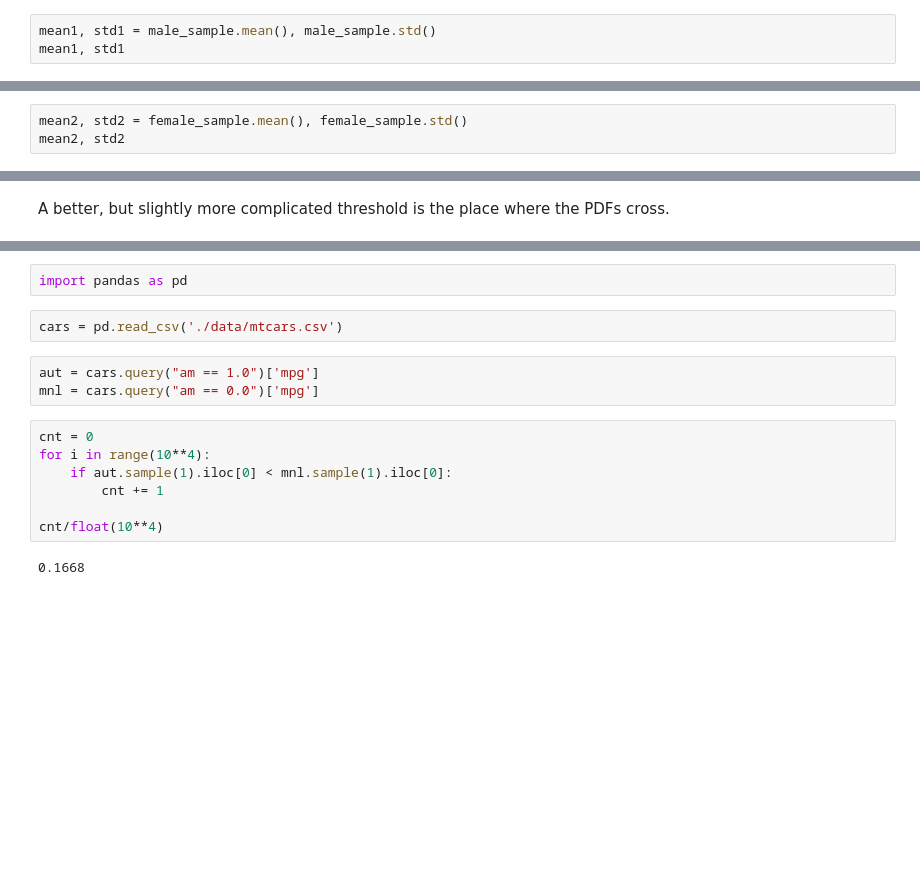
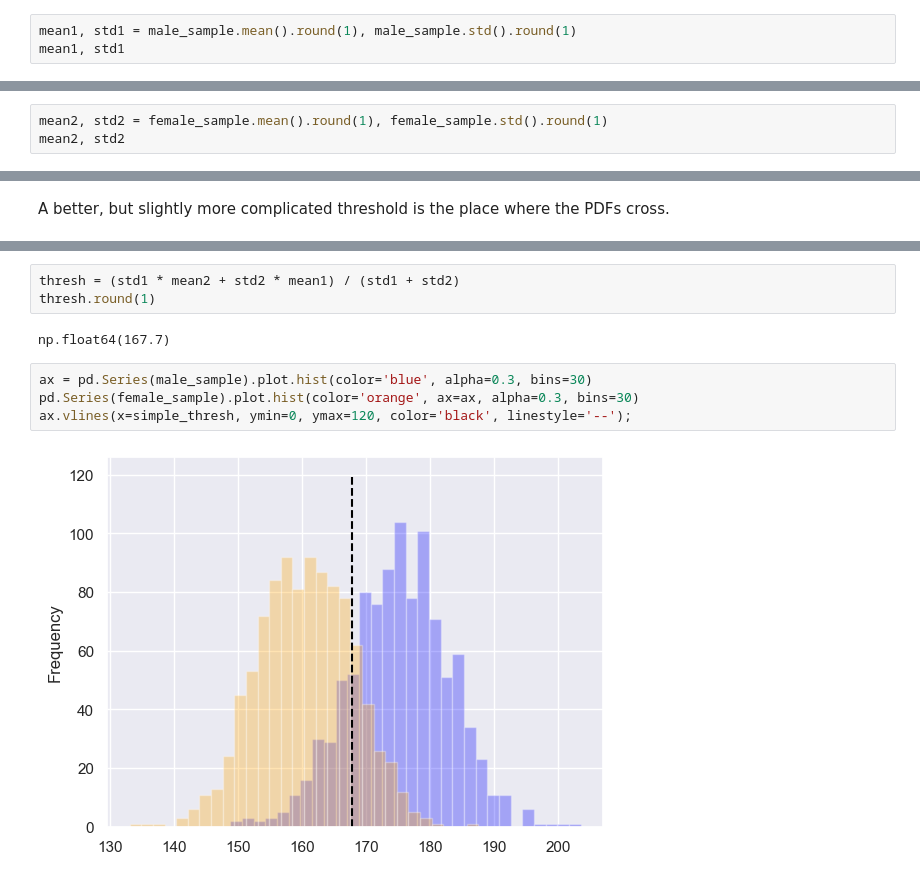
Before and after one commit to dushyantkhosla/cst4150, a Jupyter notebook: 04-Statistics/2_EffectSize.ipynb, the cells around one changed output, grey strips where cells are left out. Drawn from its saved outputs; the diff is of its cells as text; blank space fills up the shorter version.

```diff
--- a/04-Statistics/2_EffectSize.ipynb
+++ b/04-Statistics/2_EffectSize.ipynb
@@ -73,6 +125,6 @@ array([164.5 , 160.28, 167.83, 160.75, 164.11, 155.73, 159.92, 172.73,
 # %% [markdown]
 Both samples are NumPy arrays.  Now we can compute sample statistics like the mean and standard deviation.
 # %%
-mean1, std1 = male_sample.mean(), male_sample.std()
+mean1, std1 = male_sample.mean().round(1), male_sample.std().round(1)
 mean1, std1
 # %% [output]
@@ -80,6 +132,6 @@ mean1, std1
 # %% [markdown]
 The sample mean is close to the population mean, but not exact, as expected.
 # %%
-mean2, std2 = female_sample.mean(), female_sample.std()
+mean2, std2 = female_sample.mean().round(1), female_sample.std().round(1)
 mean2, std2
 # %% [output]
@@ -356,16 +190,11 @@ In summary, the best way to report effect size often depends on the audience and
-# %%
-import pandas as pd
-# %%
-cars = pd.read_csv('./data/mtcars.csv')
-# %%
-aut = cars.query("am == 1.0")['mpg']
-mnl = cars.query("am == 0.0")['mpg']
-# %%
-cnt = 0
-for i in range(10**4):
-    if aut.sample(1).iloc[0] < mnl.sample(1).iloc[0]:
-        cnt += 1
-
-cnt/float(10**4)
-# %% [output]
-0.1668
+# %%
+thresh = (std1 * mean2 + std2 * mean1) / (std1 + std2)
+thresh.round(1)
+# %% [output]
+np.float64(167.7)
+# %%
+ax = pd.Series(male_sample).plot.hist(color='blue', alpha=0.3, bins=30)
+pd.Series(female_sample).plot.hist(color='orange', ax=ax, alpha=0.3, bins=30)
+ax.vlines(x=simple_thresh, ymin=0, ymax=120, color='black', linestyle='--');
+# %% [output]
+[figure, added]
```
Also changed, not shown: parts of 74 cells of this notebook, 38 other files.
